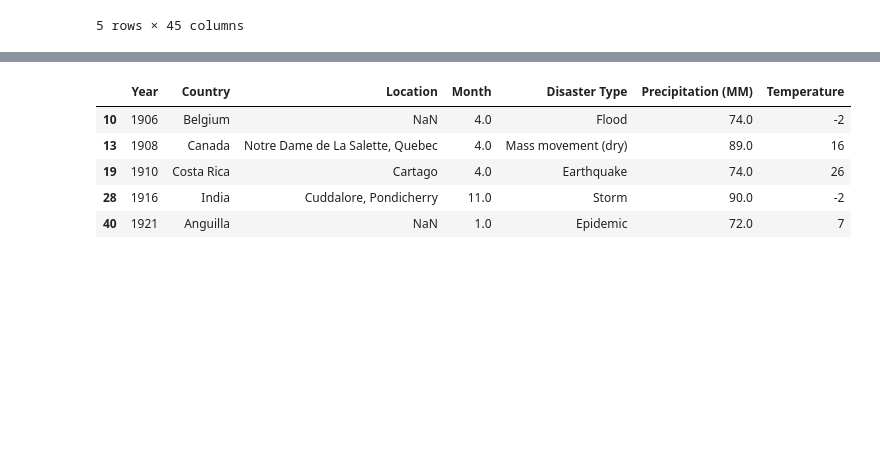
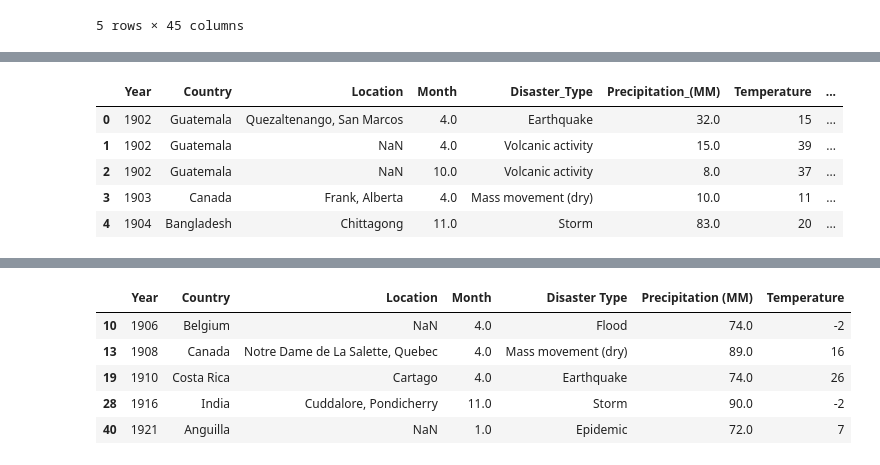
Before and after one commit to Globant-CodeFest/los-outliers, a Jupyter notebook: Code/creacion_data.ipynb, the cells around one changed output, grey strips where cells are left out. Drawn from its saved outputs; the diff is of its cells as text; code cells hidden in the pictures; blank space fills up the shorter version.

```diff
--- a/Code/creacion_data.ipynb
+++ b/Code/creacion_data.ipynb
@@ -135 +136,16 @@ C:\Users\espana\AppData\Local\Temp\ipyke
+# %%
+# Agregar la columna 'Disaster Probability (or prediction)' al df
+df['Disaster Probability (or prediction)'] = 0
+# En el df cuando df['Disaster Type'] es distinto de 'No' y NaN poner 1 en la columna 'Disaster Probability (or prediction)'
+df.loc[(df['Disaster_Type'] != "No") & (df['Disaster_Type'].notnull()), 'Disaster_Probability_(or_prediction)'] = 1
+
+# Mostrar df
+df.head()
+# %% [output]
+|  | Year | Country | Location | Month | Disaster_Type | Precipitation_(MM) | Temperature | ... |
+| 0 | 1902 | Guatemala | Quezaltenango, San Marcos | 4.0 | Earthquake | 32.0 | 15 | ... |
+| 1 | 1902 | Guatemala | NaN | 4.0 | Volcanic activity | 15.0 | 39 | ... |
+| 2 | 1902 | Guatemala | NaN | 10.0 | Volcanic activity | 8.0 | 37 | ... |
+| 3 | 1903 | Canada | Frank, Alberta | 4.0 | Mass movement (dry) | 10.0 | 11 | ... |
+| 4 | 1904 | Bangladesh | Chittagong | 11.0 | Storm | 83.0 | 20 | ... |
 # %%
```
Also changed, not shown: parts of 10 cells of this notebook, 1 other file.
